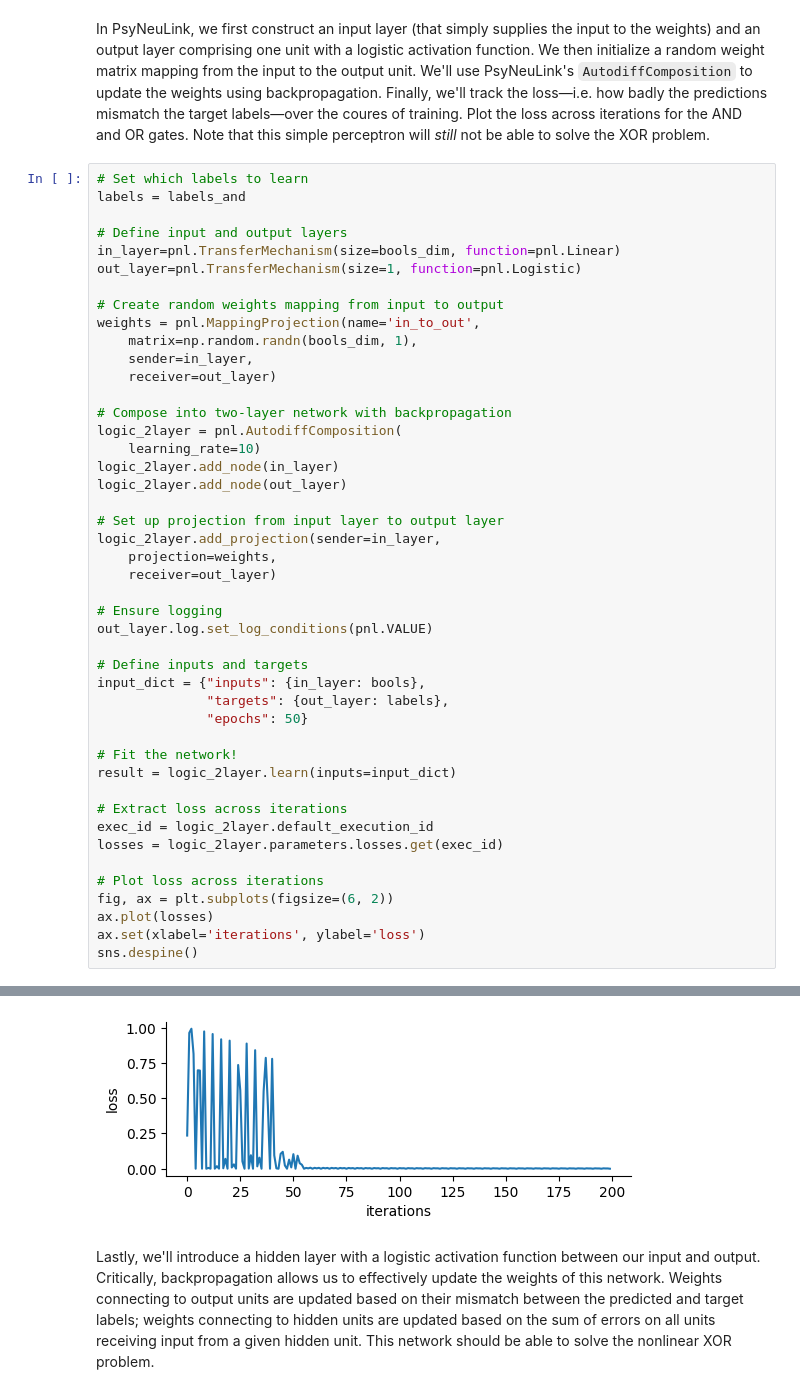
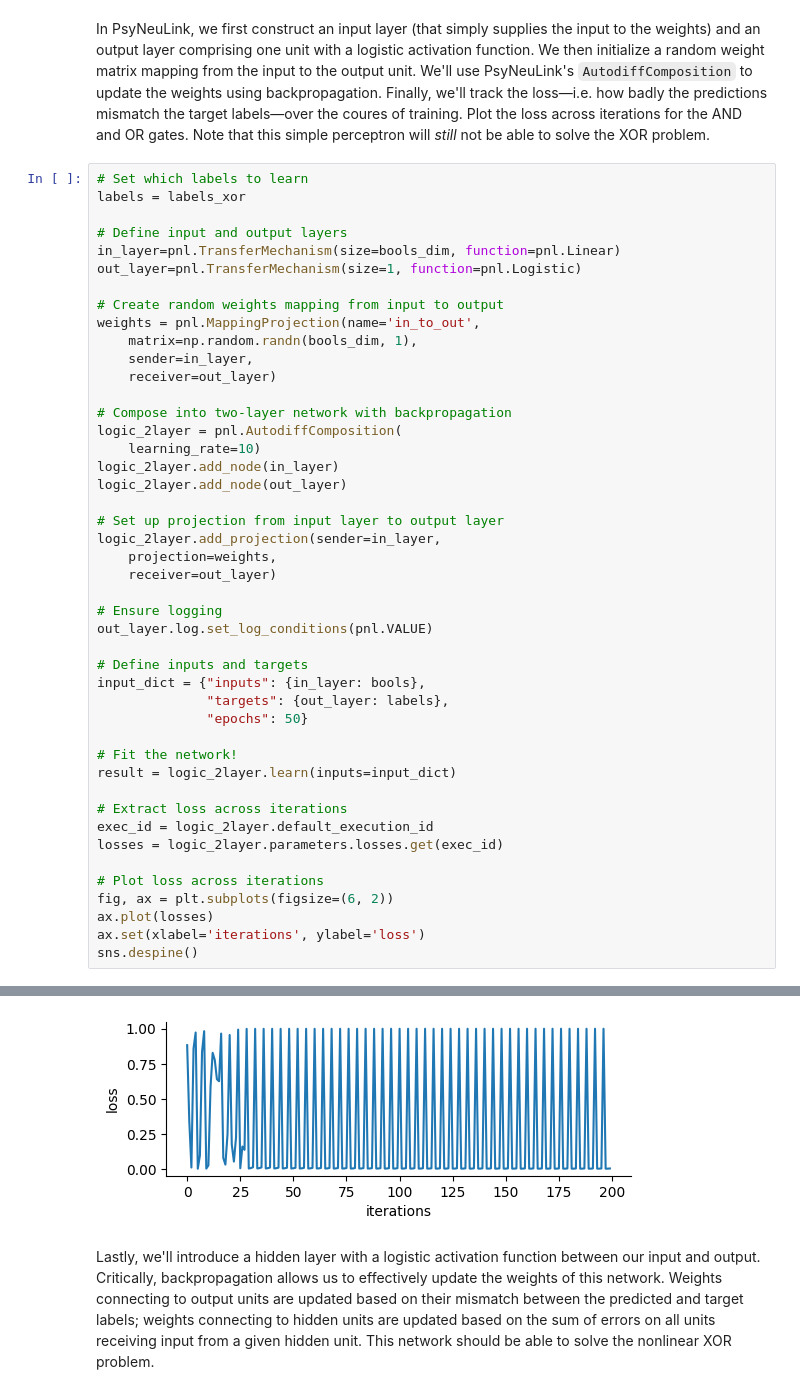
Before and after one commit to yunchang-z/neu502b-lab, a Jupyter notebook: anns-00/anns-00-pdp.ipynb, the cells around one changed output, grey strips where cells are left out. Cells and saved outputs as stored; diff of their text form.

```diff
--- a/anns-00/anns-00-pdp.ipynb
+++ b/anns-00/anns-00-pdp.ipynb
@@ -182,7 +201,7 @@ labels_xor = np.array([0, 1, 1, 0])
 In PsyNeuLink, we first construct an input layer (that simply supplies the input to the weights) and an output layer comprising one unit with a logistic activation function. We then initialize a random weight matrix mapping from the input to the output unit. We'll use PsyNeuLink's `AutodiffComposition` to update the weights using backpropagation. Finally, we'll track the loss—i.e. how badly the predictions mismatch the target labels—over the coures of training. Plot the loss across iterations for the AND and OR gates. Note that this simple perceptron will *still* not be able to solve the XOR problem.
 # %%
 # Set which labels to learn
-labels = labels_and
+labels = labels_xor
 
 # Define input and output layers
 in_layer=pnl.TransferMechanism(size=bools_dim, function=pnl.Linear)
@@ -201,34 +220,34 @@ logic_2layer.add_node(in_layer)
 logic_2layer.add_node(out_layer)
 
 # Set up projection from input layer to output layer
 logic_2layer.add_projection(sender=in_layer,
     projection=weights,
     receiver=out_layer)
 
 # Ensure logging
 out_layer.log.set_log_conditions(pnl.VALUE)
 
 # Define inputs and targets
 input_dict = {"inputs": {in_layer: bools},
               "targets": {out_layer: labels},
               "epochs": 50}
 
 # Fit the network!
 result = logic_2layer.learn(inputs=input_dict)
 
 # Extract loss across iterations
 exec_id = logic_2layer.default_execution_id
 losses = logic_2layer.parameters.losses.get(exec_id)
 
 # Plot loss across iterations
 fig, ax = plt.subplots(figsize=(6, 2))
 ax.plot(losses)
 ax.set(xlabel='iterations', ylabel='loss')
 sns.despine()
 # %% [output]
 [interactive output not drawn]
 [interactive output not drawn]
-[figure, old version]
+[figure, new version]
 # %% [markdown]
 Lastly, we'll introduce a hidden layer with a logistic activation function between our input and output. Critically, backpropagation allows us to effectively update the weights of this network. Weights connecting to output units are updated based on their mismatch between the predicted and target labels; weights connecting to hidden units are updated based on the sum of errors on all units receiving input from a given hidden unit. This network should be able to solve the nonlinear XOR problem.
 # %%
```
Also changed, not shown: parts of 13 cells of this notebook.
